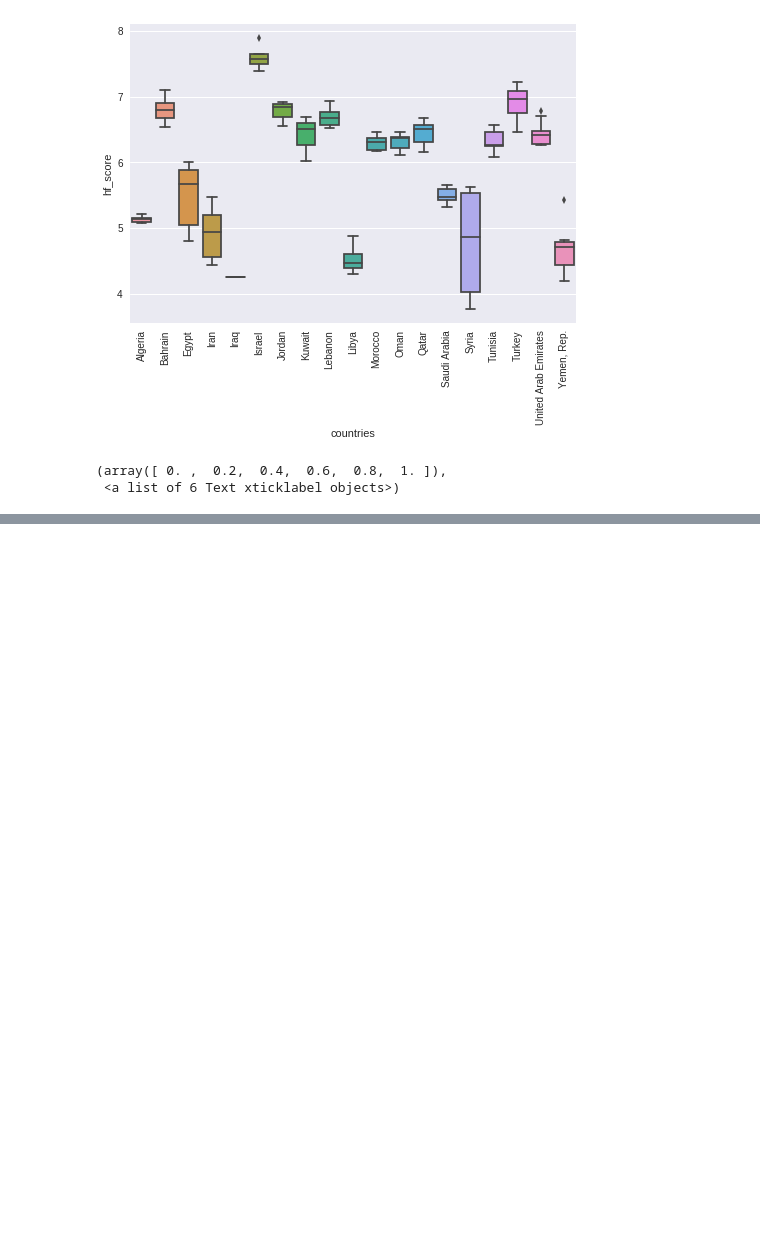
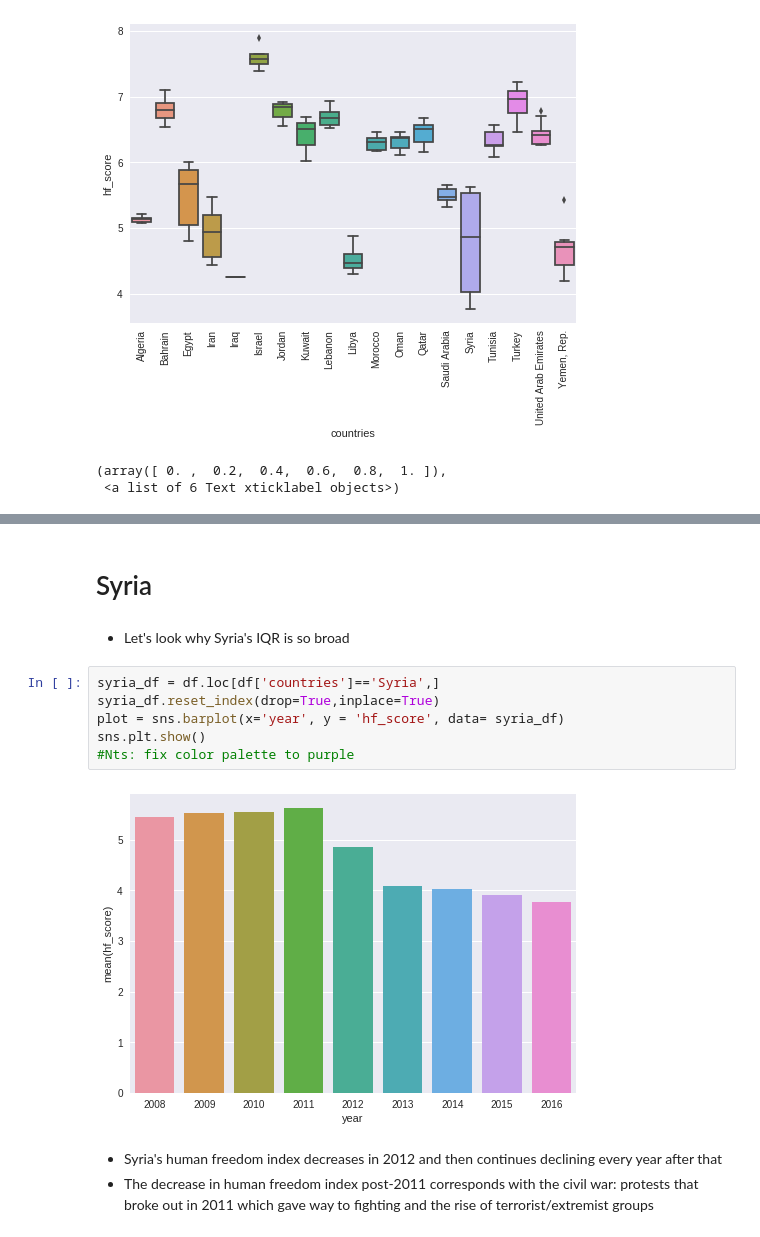
Before and after one commit to JaniceLove/Kaggle, a Jupyter notebook: Human freedom index.ipynb, the cells around one changed output, grey strips where cells are left out. Drawn from its saved outputs; the diff is of its cells as text; blank space fills up the shorter version.

```diff
--- a/Human freedom index.ipynb
+++ b/Human freedom index.ipynb
@@ -76,0 +104,15 @@ plt.xticks(rotation=90)
+# %% [markdown]
+# Syria
+# %% [markdown]
+- Let's look why Syria's IQR is so broad
+# %%
+syria_df = df.loc[df['countries']=='Syria',]
+syria_df.reset_index(drop=True,inplace=True)
+plot = sns.barplot(x='year', y = 'hf_score', data= syria_df)
+sns.plt.show()
+#Nts: fix color palette to purple
+# %% [output]
+[figure, added]
+# %% [markdown]
+- Syria's human freedom index decreases in 2012 and then continues declining every year after that
+- The decrease in human freedom index post-2011 corresponds with the civil war: protests that broke out in 2011 which gave way to fighting and the rise of terrorist/extremist groups
```
Also changed, not shown: parts of 10 cells of this notebook.
